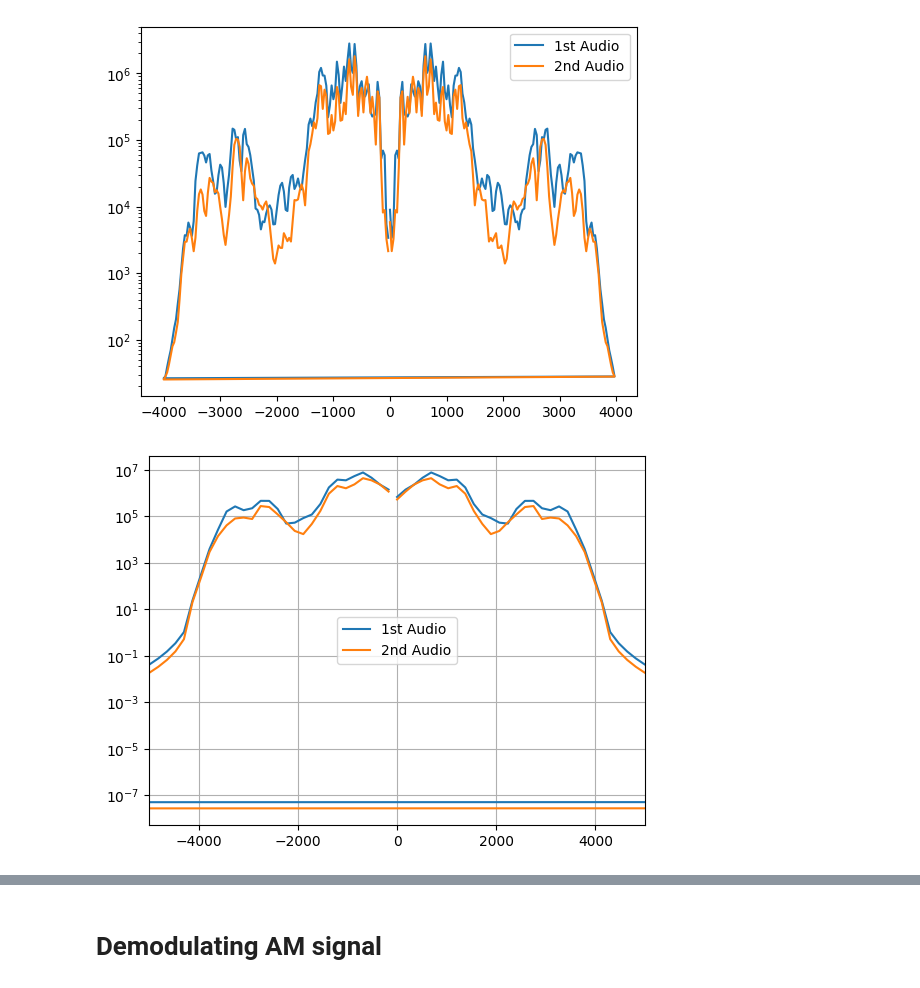
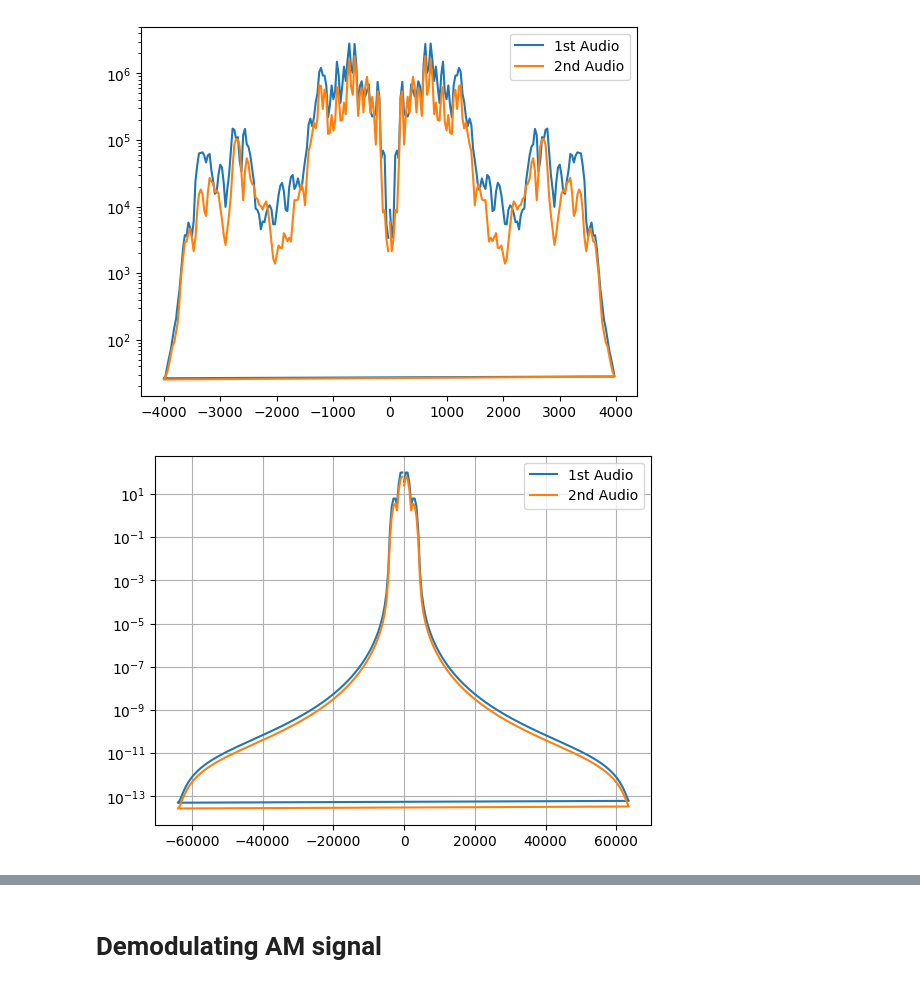
Before and after one commit to cleversonahum/digital_transmission_codes, a Jupyter notebook: codes/am-exercise-1.ipynb, the cells around one changed output, grey strips where cells are left out. Drawn from its saved outputs; the diff is of its cells as text; code cells hidden in the pictures.

```diff
--- a/codes/am-exercise-1.ipynb
+++ b/codes/am-exercise-1.ipynb
@@ -44,14 +39,24 @@ audio2_resampled = signal.resample(audio2, int(len(audio2)*11/2))
+# %%
+# Resampling signal
+Fs = 8e3
+U = 16 # Upsampling factor
+Fs_tx = U*Fs
+carrier_if = 600e3
+carriers = np.array([610, 620]) * 1e3
+BW_am = 5e3 # 5kHz baseband or 10 kHz passband
+f_max = carriers[-1] - carrier_if + BW_am
+audio1_resampled = signal.resample(audio1, int(Fs_tx*t))
+audio2_resampled = signal.resample(audio2, int(Fs_tx*t))
 # %%
 # Plot signal power and frequencies from resampled signals
-xf1_res, yp1_res = signal.welch(audio1_resampled, return_onesided=False)
-xf2_res, yp2_res = signal.welch(audio2_resampled, return_onesided=False)
+xf1_res, yp1_res = signal.welch(audio1_resampled, Fs_tx, return_onesided=False)
+xf2_res, yp2_res = signal.welch(audio2_resampled, Fs_tx, return_onesided=False)
 plt.figure()
-plt.semilogy(xf1_res*Fs, yp1_res, label="1st Audio")
-plt.semilogy(xf2_res*Fs, yp2_res, label="2nd Audio")
-plt.xlim([-5000, 5000])
+plt.semilogy(xf1_res, yp1_res, label="1st Audio")
+plt.semilogy(xf2_res, yp2_res, label="2nd Audio")
 plt.legend()
 plt.grid()
 plt.show()
 # %% [output]
-[figure, old version]
+[figure, new version]
 # %%
```
Also changed, not shown: parts of 18 cells of this notebook, 1 other file.
